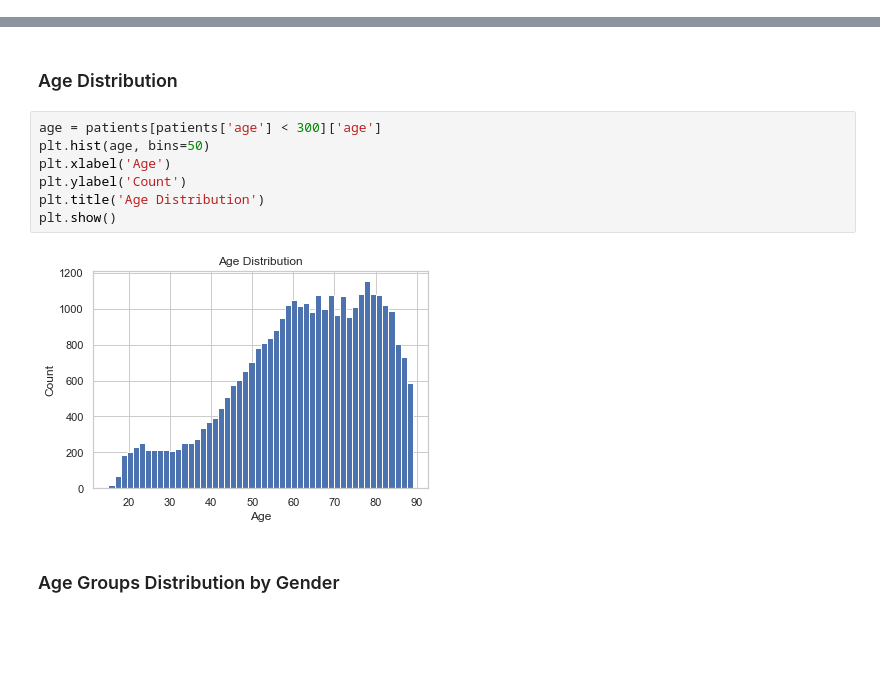
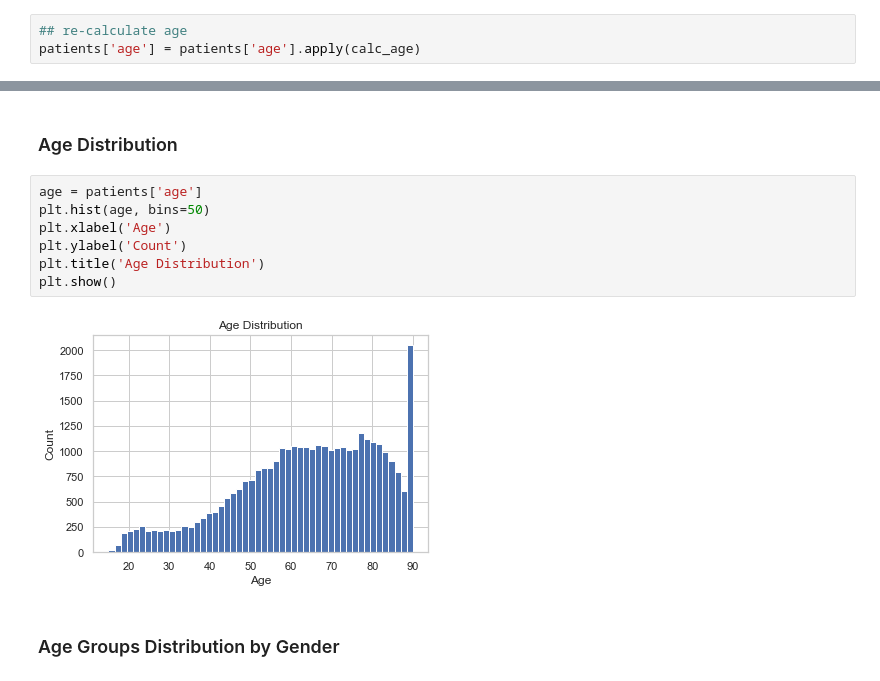
Before and after one commit to drama-404/FuzzyMedNet, a Jupyter notebook: notebooks/patient_stay/EDA for Patient Data.ipynb, the cells around one changed output, grey strips where cells are left out. Cells and saved outputs as stored; diff of their text form; blank space fills up the shorter version.

```diff
--- a/notebooks/patient_stay/EDA for Patient Data.ipynb
+++ b/notebooks/patient_stay/EDA for Patient Data.ipynb
@@ -186,3 +226,6 @@ Name: gender, dtype: int64
+# %%
+## re-calculate age
+patients['age'] = patients['age'].apply(calc_age)
 # %%
 # check ethnicity categories
 patients['ethnicity'].value_counts(dropna=False)
@@ -368,14 +397,14 @@ Correlation Analysis
 # %% [markdown]
 ### Age Distribution
 # %%
-age = patients[patients['age'] < 300]['age']
+age = patients['age']
 plt.hist(age, bins=50)
 plt.xlabel('Age')
 plt.ylabel('Count')
 plt.title('Age Distribution')
 plt.show()
 # %% [output]
-[figure, old version]
+[figure, new version]
 # %% [markdown]
 ### Age Groups Distribution by Gender
 # %%
```
Also changed, not shown: parts of 19 cells of this notebook, 2 other files.
